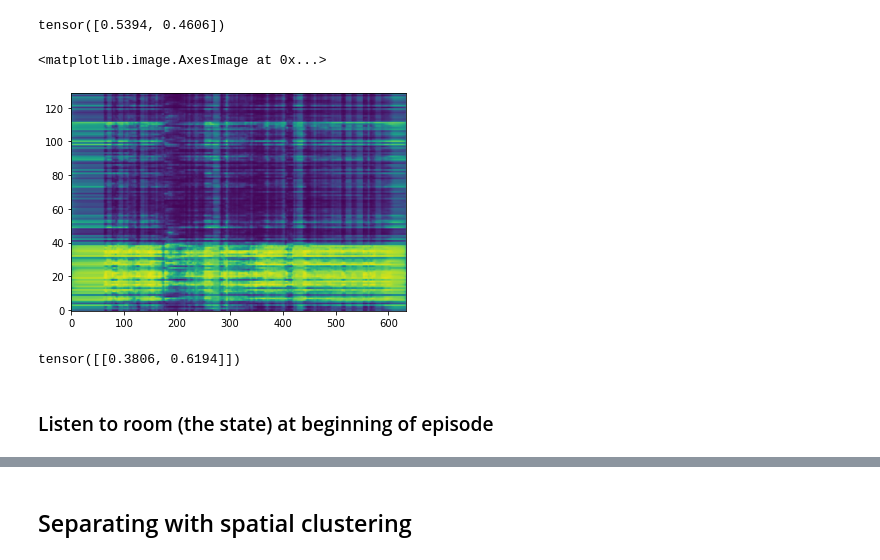
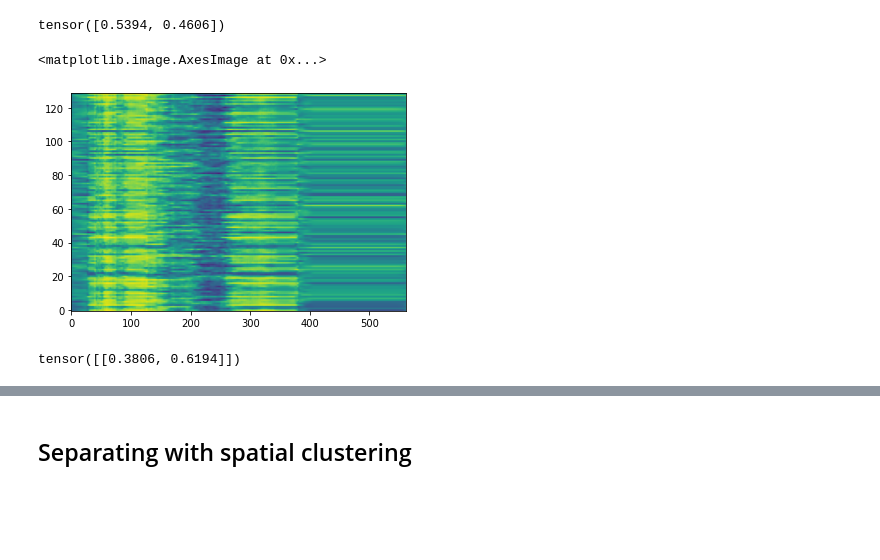
Before and after one commit to pseeth/otoworld, a Jupyter notebook: rl-audition/notebooks/demo.ipynb, the cells around one changed output, grey strips where cells are left out. Saved outputs shown, nothing was run; the diff lists cells and outputs as text; code cells hidden in the pictures; blank space fills up the shorter version.

```diff
--- a/rl-audition/notebooks/demo.ipynb
+++ b/rl-audition/notebooks/demo.ipynb
@@ -2,0 +5,4 @@
+# %%
+room_sound_path = '../data/new_states/new9-1.wav'
+room_sound = nussl.AudioSignal(room_sound_path)
+room_sound.embed_audio(display=False)
@@ -2,0 +13,2 @@
+# %%
+model_path = '../models/sp_ep8.pt'
@@ -42,7 +56,7 @@ audio_signal = sum(signals)
 separator = nussl.separation.deep.DeepAudioEstimation(
     room_sound, model_path=None)
 
-model_dict = torch.load('../models/sp_ep18.pt')
+model_dict = torch.load(model_path)
 model = nussl.ml.SeparationModel(model_dict['config'])
 model.load_state_dict(model_dict['state_dict'])
 
@@ -59,10 +73,10 @@ separator.transform = nussl.datasets.transforms.Compose([
 separator.device = 'cpu'
 
 estimates = separator()
-# ibm = nussl.separation.benchmark.IdealBinaryMask(
-#     room_sound, estimates,
-# )
-# estimates = ibm()
+ibm = nussl.separation.benchmark.IdealBinaryMask(
+    room_sound, estimates,
+)
+estimates = ibm()
 
 estimates = {
     f'Speaker {i}': e for i, e in enumerate(estimates)
@@ -79,14 +93,12 @@ separator.model_output['mask'].mean(dim=[0, 1, 2, 3])
 tensor([0.5394, 0.4606])
 # %%
 # mask is multiplied bythe spectrogram to separate sources
-plt.imshow(separator.model_output['mask'][0, ..., 0, 0].cpu().data.numpy().T,
+plt.imshow(separator.model_output['mask'][0, ..., 0, 1].cpu().data.numpy().T,
            origin='lower', aspect='auto', vmin=0.0, vmax=1.0)
 # %% [output]
 <matplotlib.image.AxesImage at 0x...>
-[figure, old version]
+[figure, new version]
 # %%
 separator.model_output['mask'][0, 0, 0]
 # %% [output]
 tensor([[0.3806, 0.6194]])
-# %% [markdown]
-### Listen to room (the state) at beginning of episode
```
Also changed, not shown: parts of 9 cells of this notebook, 7 other files.
